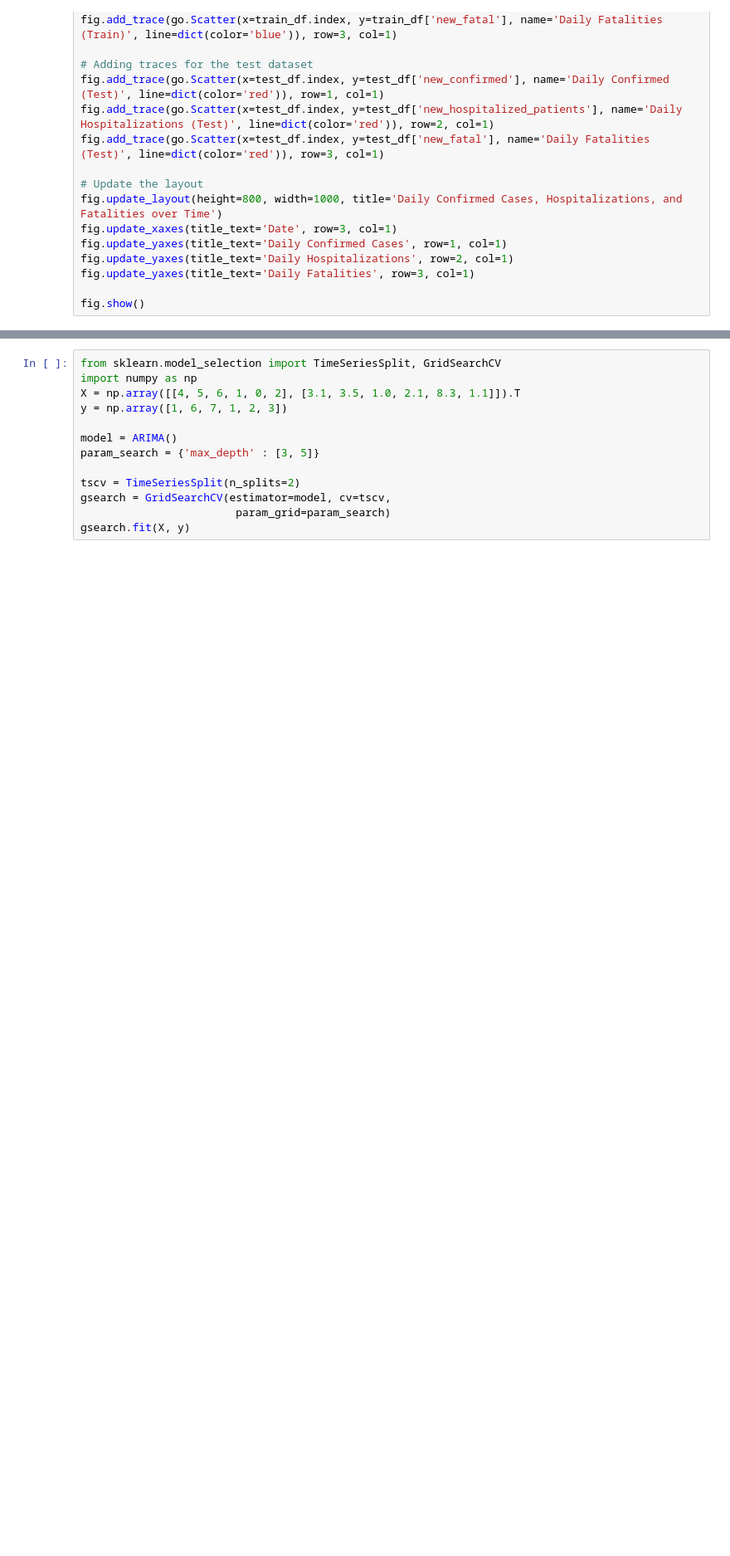
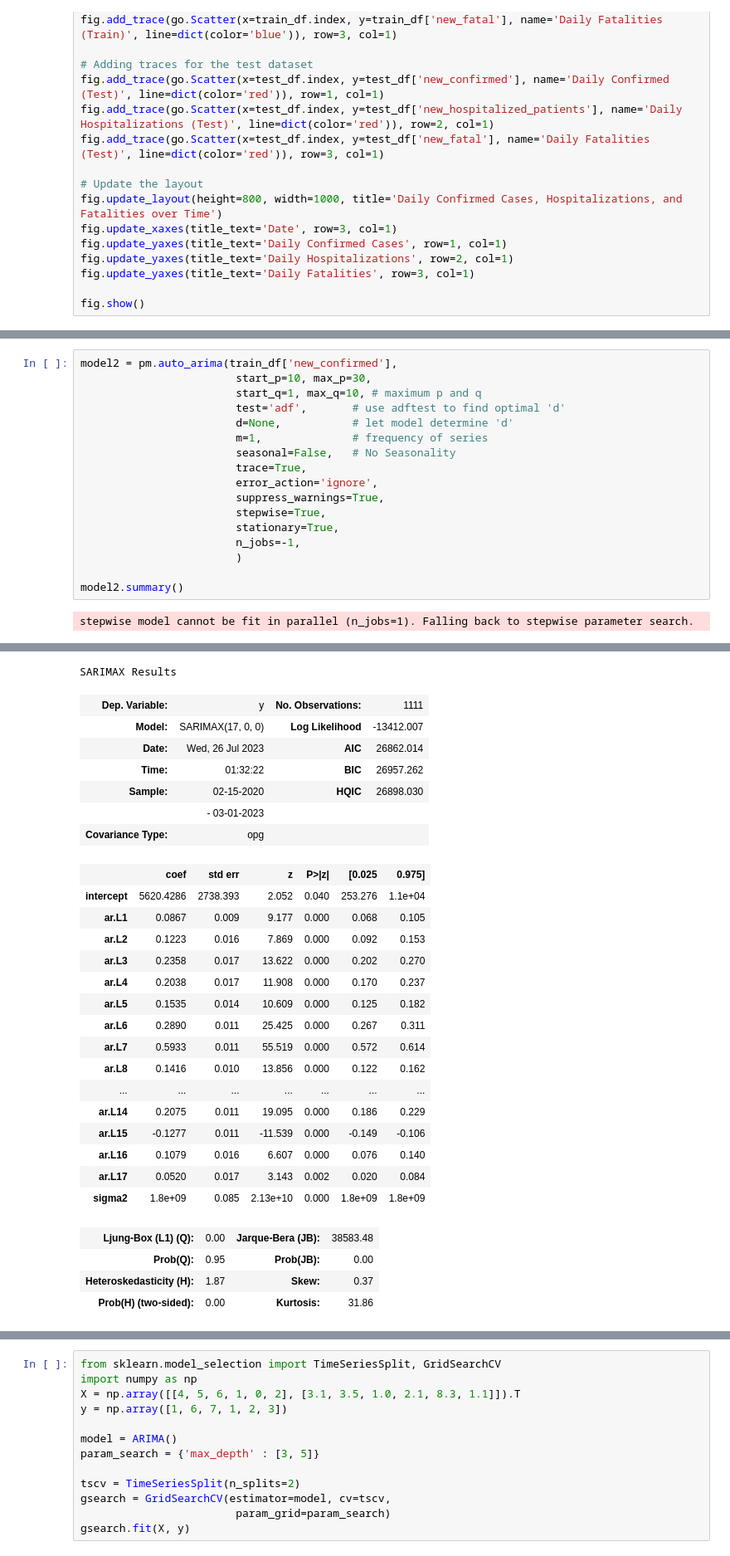
Before and after one commit to scelarek/CovidCast, a Jupyter notebook: Capstone/3. Covid SARIMA Modeling.ipynb, the cells around one changed output, grey strips where cells are left out. Shown at 83% size. Saved outputs shown, nothing was run; the diff lists cells and outputs as text; blank space fills up the shorter version.

```diff
--- a/Capstone/3. Covid SARIMA Modeling.ipynb
+++ b/Capstone/3. Covid SARIMA Modeling.ipynb
@@ -214,0 +240,19 @@ Warnings:
+# %%
+model2 = pm.auto_arima(train_df['new_confirmed'],
+                        start_p=10, max_p=30,
+                        start_q=1, max_q=10, # maximum p and q
+                        test='adf',       # use adftest to find optimal 'd'
+                        d=None,           # let model determine 'd'
+                        m=1,              # frequency of series
+                        seasonal=False,   # No Seasonality
+                        trace=True,
+                        error_action='ignore',
+                        suppress_warnings=True,
+                        stepwise=True,
+                        stationary=True,
+                        n_jobs=-1,
+                        )
+
+model2.summary()
+# %% [output]
+stepwise model cannot be fit in parallel (n_jobs=1). Falling back to stepwise parameter search.
@@ -214,0 +276,28 @@ Warnings:
+SARIMAX Results
+| Dep. Variable: | y | No. Observations: | 1111 |
+| Model: | SARIMAX(17, 0, 0) | Log Likelihood | -13412.007 |
+| Date: | Wed, 26 Jul 2023 | AIC | 26862.014 |
+| Time: | 01:32:22 | BIC | 26957.262 |
+| Sample: | 02-15-2020 | HQIC | 26898.030 |
+|  | - 03-01-2023 |  |  |
+| Covariance Type: | opg |  |  |
+|  | coef | std err | z | P>|z| | [0.025 | 0.975] |
+| intercept | 5620.4286 | 2738.393 | 2.052 | 0.040 | 253.276 | 1.1e+04 |
+| ar.L1 | 0.0867 | 0.009 | 9.177 | 0.000 | 0.068 | 0.105 |
+| ar.L2 | 0.1223 | 0.016 | 7.869 | 0.000 | 0.092 | 0.153 |
+| ar.L3 | 0.2358 | 0.017 | 13.622 | 0.000 | 0.202 | 0.270 |
+| ar.L4 | 0.2038 | 0.017 | 11.908 | 0.000 | 0.170 | 0.237 |
+| ar.L5 | 0.1535 | 0.014 | 10.609 | 0.000 | 0.125 | 0.182 |
+| ar.L6 | 0.2890 | 0.011 | 25.425 | 0.000 | 0.267 | 0.311 |
+| ar.L7 | 0.5933 | 0.011 | 55.519 | 0.000 | 0.572 | 0.614 |
+| ar.L8 | 0.1416 | 0.010 | 13.856 | 0.000 | 0.122 | 0.162 |
+| ... | ... | ... | ... | ... | ... | ... |
+| ar.L14 | 0.2075 | 0.011 | 19.095 | 0.000 | 0.186 | 0.229 |
+| ar.L15 | -0.1277 | 0.011 | -11.539 | 0.000 | -0.149 | -0.106 |
+| ar.L16 | 0.1079 | 0.016 | 6.607 | 0.000 | 0.076 | 0.140 |
+| ar.L17 | 0.0520 | 0.017 | 3.143 | 0.002 | 0.020 | 0.084 |
+| sigma2 | 1.8e+09 | 0.085 | 2.13e+10 | 0.000 | 1.8e+09 | 1.8e+09 |
+| Ljung-Box (L1) (Q): | 0.00 | Jarque-Bera (JB): | 38583.48 |
+| Prob(Q): | 0.95 | Prob(JB): | 0.00 |
+| Heteroskedasticity (H): | 1.87 | Skew: | 0.37 |
+| Prob(H) (two-sided): | 0.00 | Kurtosis: | 31.86 |
```
Also changed, not shown: parts of 8 cells of this notebook.
